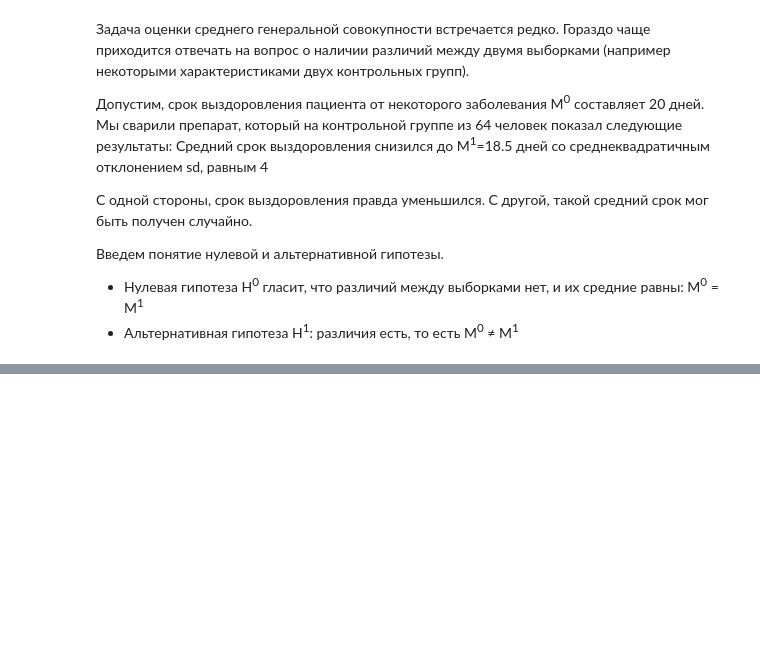
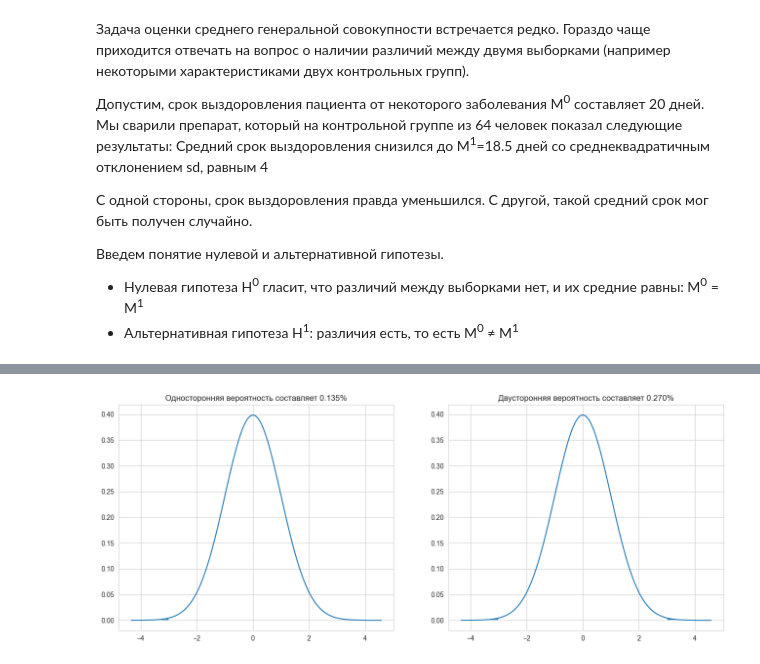
Before and after one commit to zakharkousnetsov/DS_projects, a Jupyter notebook: 00_statistics/statistics.ipynb, the cells around one changed output, grey strips where cells are left out. Drawn from its saved outputs; the diff is of its cells as text; code cells hidden in the pictures; blank space fills up the shorter version.

```diff
--- a/00_statistics/statistics.ipynb
+++ b/00_statistics/statistics.ipynb
@@ -228,0 +246,15 @@ ax1.legend();
+# %%
+q = -3
+days = np.random.normal(loc=0, scale=1, size=100000)
+days_prob = st.norm.pdf(sorted(days), loc=np.mean(days), scale=np.std(days))
+# %%
+fig, (ax1, ax2) = plt.subplots(1, 2, figsize=(16, 6))
+ax1.plot(sorted(days), days_prob);
+ax1.fill_between(np.sort(days), 0, days_prob, where=np.sort(days)<q);
+ax1.set_title(f'Односторонняя вероятность составляет {1-st.norm.cdf(3):.3%}');
+
+ax2.plot(sorted(days), days_prob);
+ax2.fill_between(np.sort(days), 0, days_prob, where=abs(np.sort(days))>abs(q));
+ax2.set_title(f'Двусторонняя вероятность составляет {2*(st.norm.cdf(q)):.3%}');
+# %% [output]
+[figure, added]
```
Also changed, not shown: parts of 4 cells of this notebook.
